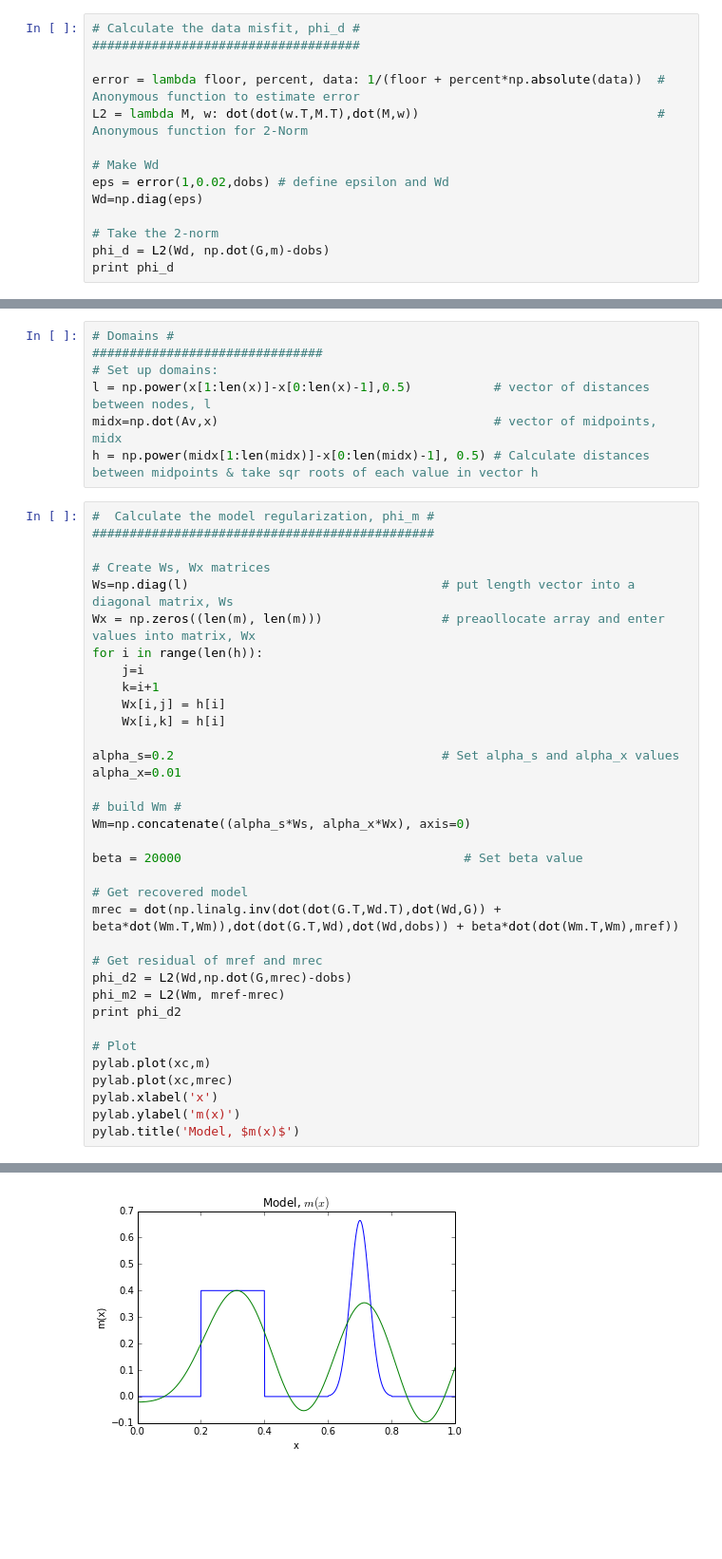
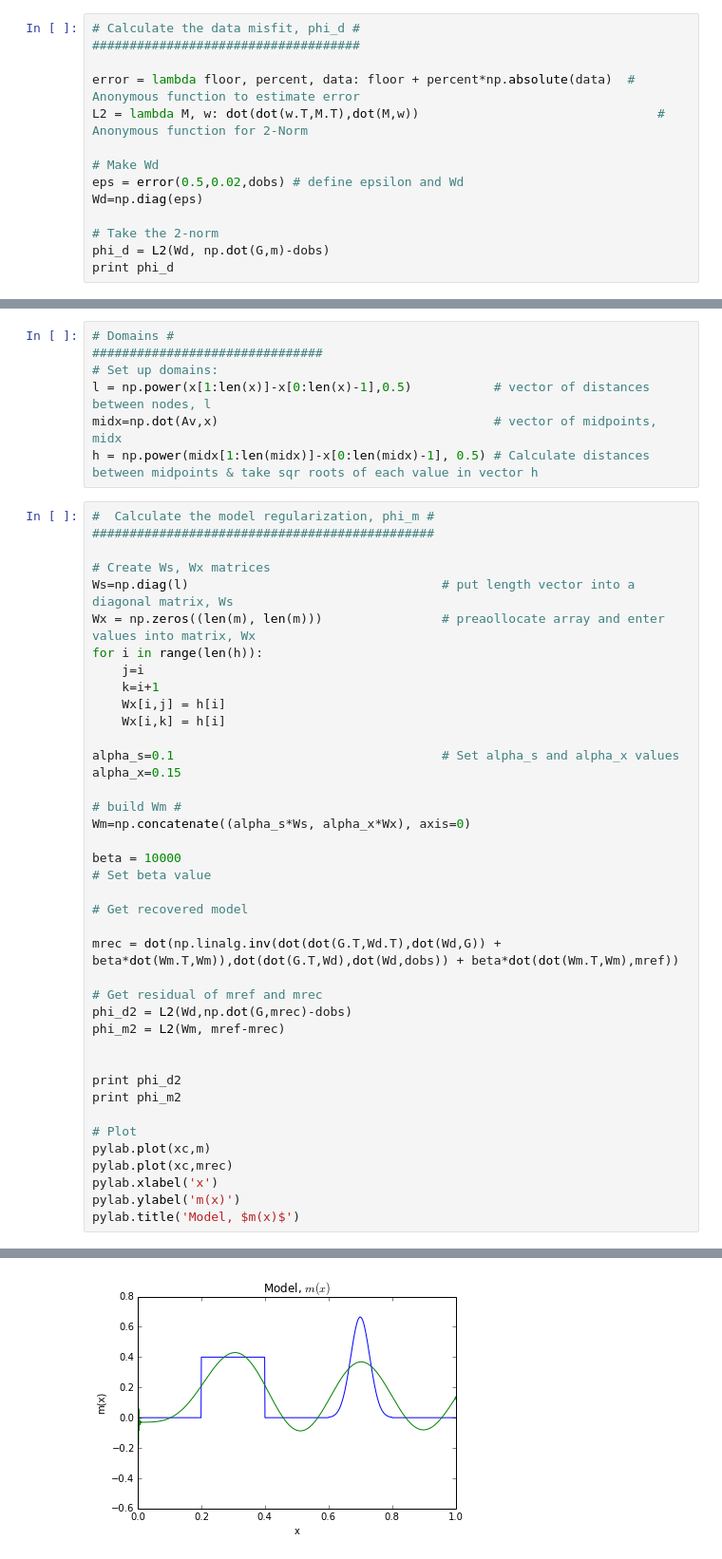
Before and after one commit to jokulhaup/directed_studies, a Jupyter notebook: Module 2 Python.ipynb, the cells around one changed output, grey strips where cells are left out. Shown: that part at 95% size. Cells and saved outputs as stored; diff of their text form; blank space fills up the shorter version.

```diff
--- a/Module 2 Python.ipynb
+++ b/Module 2 Python.ipynb
@@ -144,11 +144,11 @@ pylab.title('Synthetic Data and noise, $d$')
 # Calculate the data misfit, phi_d #
 ####################################
 
-error = lambda floor, percent, data: 1/(floor + percent*np.absolute(data))  # Anonymous function to estimate error
+error = lambda floor, percent, data: floor + percent*np.absolute(data)  # Anonymous function to estimate error
 L2 = lambda M, w: dot(dot(w.T,M.T),dot(M,w))                                # Anonymous function for 2-Norm
 
 # Make Wd
-eps = error(1,0.02,dobs) # define epsilon and Wd
+eps = error(0.5,0.02,dobs) # define epsilon and Wd
 Wd=np.diag(eps)
 
 # Take the 2-norm
@@ -209,21 +209,26 @@ for i in range(len(h)):
     Wx[i,j] = h[i]
     Wx[i,k] = h[i]
 
-alpha_s=0.2                                    # Set alpha_s and alpha_x values
-alpha_x=0.01
+alpha_s=0.1                                    # Set alpha_s and alpha_x values
+alpha_x=0.15
 
 # build Wm #
 Wm=np.concatenate((alpha_s*Ws, alpha_x*Wx), axis=0)
 
-beta = 20000                                      # Set beta value
+beta = 10000
+# Set beta value
 
 # Get recovered model
+
 mrec = dot(np.linalg.inv(dot(dot(G.T,Wd.T),dot(Wd,G)) + beta*dot(Wm.T,Wm)),dot(dot(G.T,Wd),dot(Wd,dobs)) + beta*dot(dot(Wm.T,Wm),mref))
 
 # Get residual of mref and mrec
 phi_d2 = L2(Wd,np.dot(G,mrec)-dobs)
 phi_m2 = L2(Wm, mref-mrec)
+
+
 print phi_d2
+print phi_m2
 
 # Plot
 pylab.plot(xc,m)
@@ -236,2 +242,2 @@ pylab.title('Model, $m(x)$')
 <matplotlib.text.Text at 0x...>
-[figure, old version]
+[figure, new version]
```
Also changed, not shown: parts of 17 cells of this notebook.
